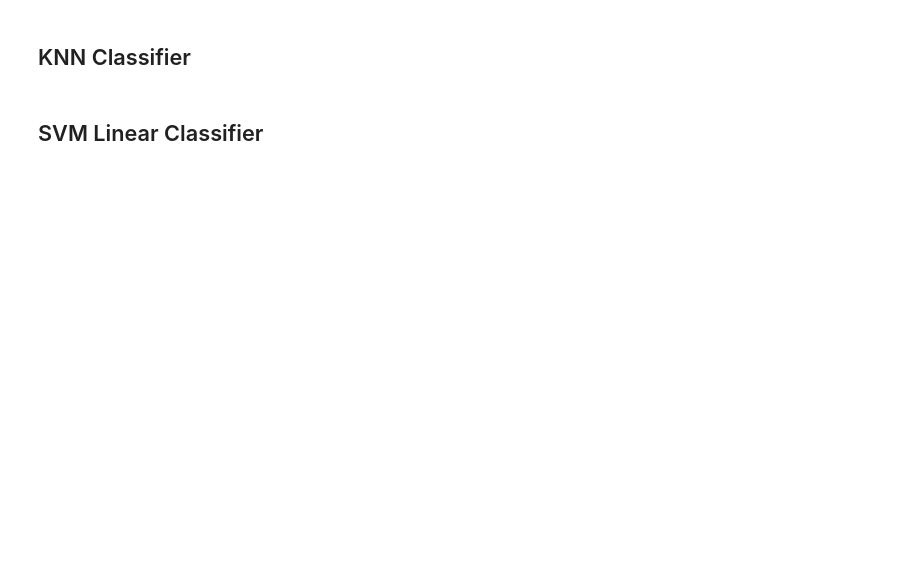
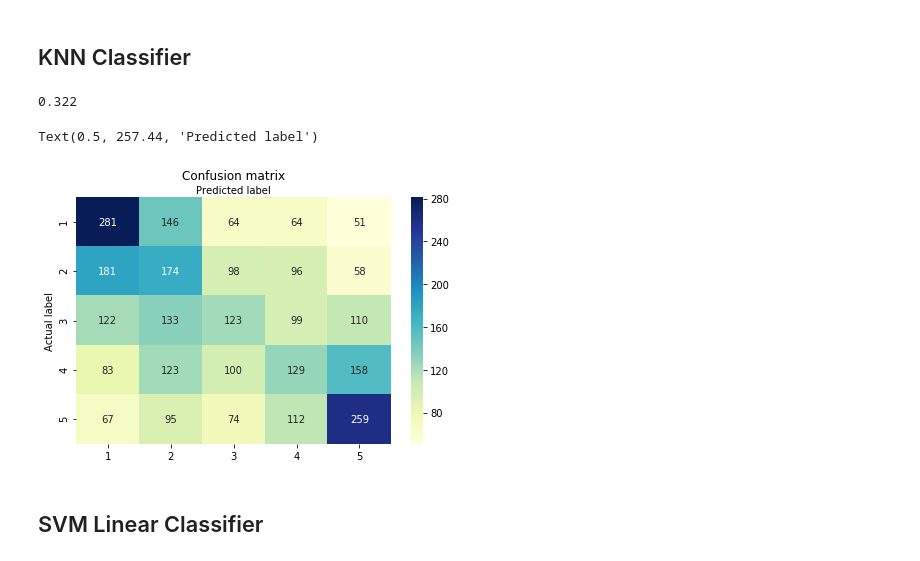
Before and after one commit to tapariaankit/SentimentAnalysis, a Jupyter notebook: ReviewAnalysis.ipynb, the cells around one changed output. Saved outputs shown, nothing was run; the diff lists cells and outputs as text; code cells hidden in the pictures; blank space fills up the shorter version.

Commit message:
Added confusion matrix heatmaps

```diff
--- a/ReviewAnalysis.ipynb
+++ b/ReviewAnalysis.ipynb
@@ -445,31 +485,35 @@ plt.xlabel('Predicted label')
 # %%
 from sklearn.model_selection import train_test_split
 from sklearn import linear_model
 from sklearn import metrics
 import seaborn as sns
 from sklearn.neighbors import KNeighborsClassifier
 
-X_train, X_test, y_train, y_test = train_test_split(normalized_res1, y, test_size=0.2)
-knn = KNeighborsClassifier(n_neighbors = 15).fit(X_train, y_train)
+X_train, X_test, y_train, y_test = train_test_split(normalized_res1, y, test_size=0.2,random_state=101)
+knn = KNeighborsClassifier(n_neighbors = 100).fit(X_train, y_train)
 
 accuracy = knn.score(X_test, y_test)
 print (accuracy)
 
 # creating a confusion matrix
 knn_predictions = knn.predict(X_test)
 cnf_matrix = metrics.confusion_matrix(y_test, knn_predictions)
 
 class_names=[1,2,3,4,5] # name  of classes
 fig, ax = plt.subplots()
 # create heatmap
 sns.heatmap(pd.DataFrame(cnf_matrix), annot=True, cmap="YlGnBu" ,fmt='g')
 ax.xaxis.set_label_position("top")
 ax.xaxis.set_ticklabels(class_names)
 ax.yaxis.set_ticklabels(class_names)
 plt.tight_layout()
 plt.title('Confusion matrix', y=1.1)
 plt.ylabel('Actual label')
 plt.xlabel('Predicted label')
+# %% [output]
+0.322
+Text(0.5, 257.44, 'Predicted label')
+[figure, added]
 # %% [markdown]
 ## SVM Linear Classifier
 # %%
```
Also changed, not shown: parts of 9 cells of this notebook.
